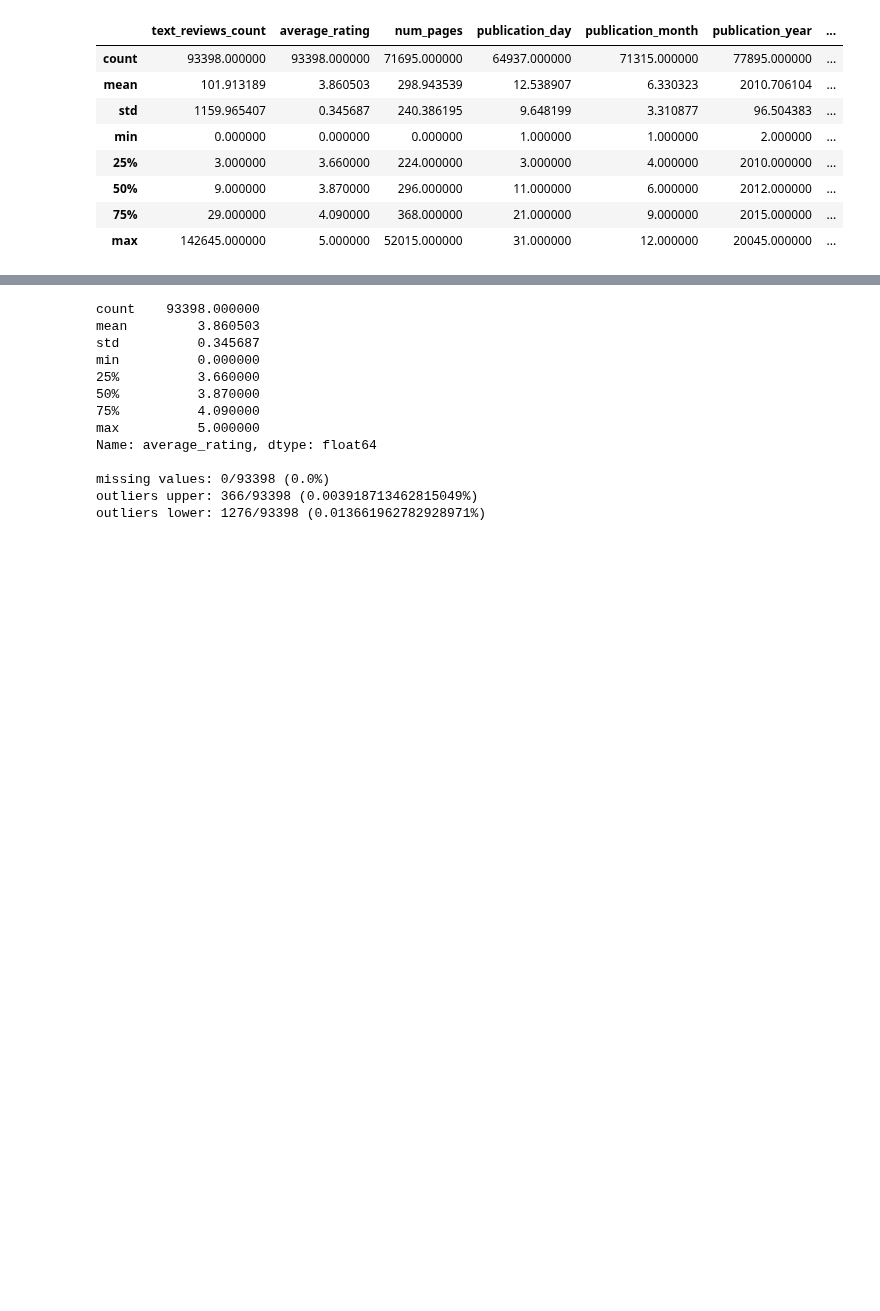
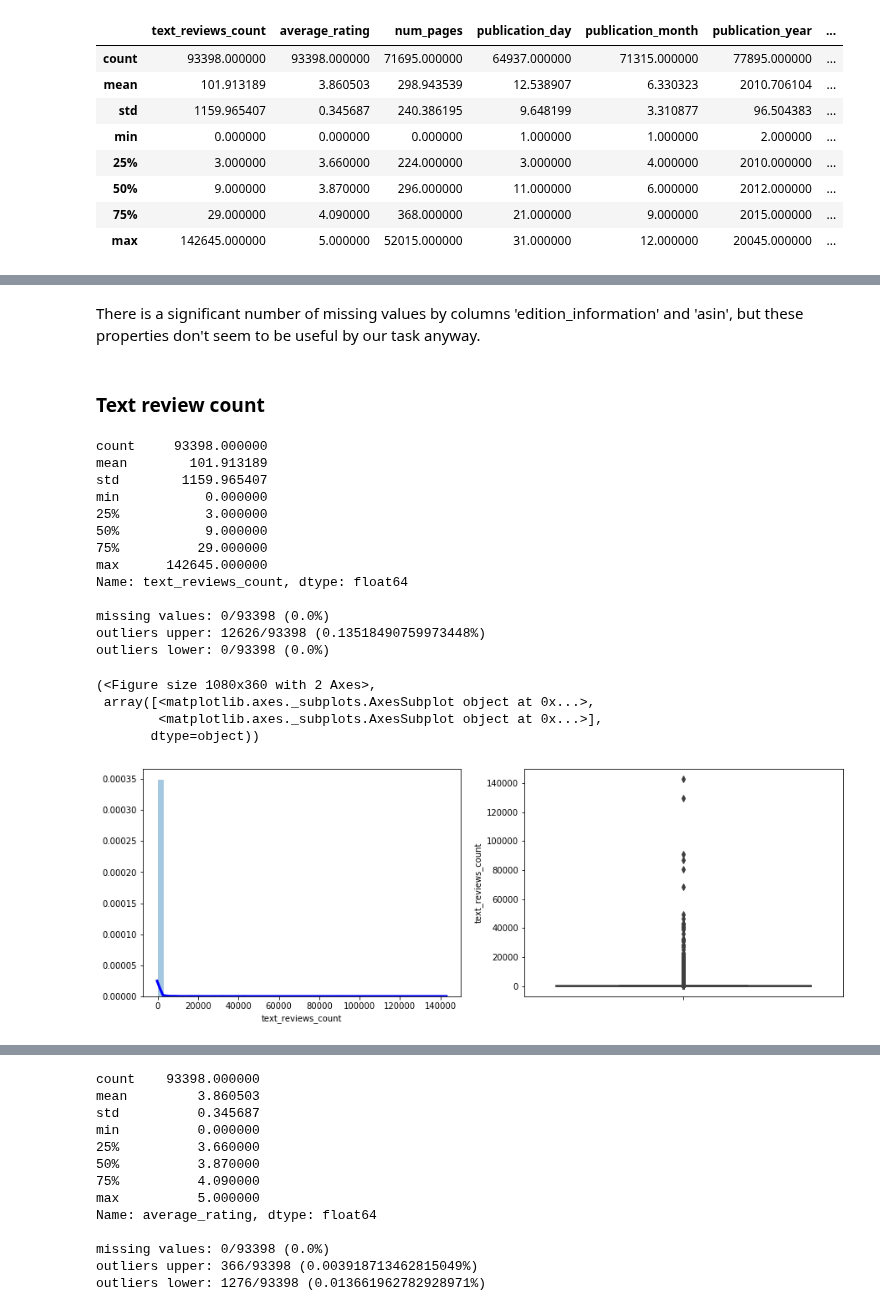
Before and after one commit to Pomichal/oznal-project, a Jupyter notebook: notebooks/DataAnalysis.ipynb, the cells around one changed output, grey strips where cells are left out. Cells and saved outputs as stored; diff of their text form; code cells hidden in the pictures; blank space fills up the shorter version.

```diff
--- a/notebooks/DataAnalysis.ipynb
+++ b/notebooks/DataAnalysis.ipynb
@@ -35,0 +78,25 @@ books.describe()
+# %% [markdown]
+There is a significant number of missing values by columns 'edition_information' and 'asin', but these properties don't seem to be useful by our task anyway.
+# %% [markdown]
+### Text review count
+# %%
+single_col.analyze_numeric(books, 'text_reviews_count')
+# %% [output]
+count     93398.000000
+mean        101.913189
+std        1159.965407
+min           0.000000
+25%           3.000000
+50%           9.000000
+75%          29.000000
+max      142645.000000
+Name: text_reviews_count, dtype: float64
+
+missing values: 0/93398 (0.0%)
+outliers upper: 12626/93398 (0.13518490759973448%)
+outliers lower: 0/93398 (0.0%)
+(<Figure size 1080x360 with 2 Axes>,
+ array([<matplotlib.axes._subplots.AxesSubplot object at 0x...>,
+        <matplotlib.axes._subplots.AxesSubplot object at 0x...>],
+       dtype=object))
+[figure, added]
```
Also changed, not shown: parts of 13 cells of this notebook, 2 other files.
